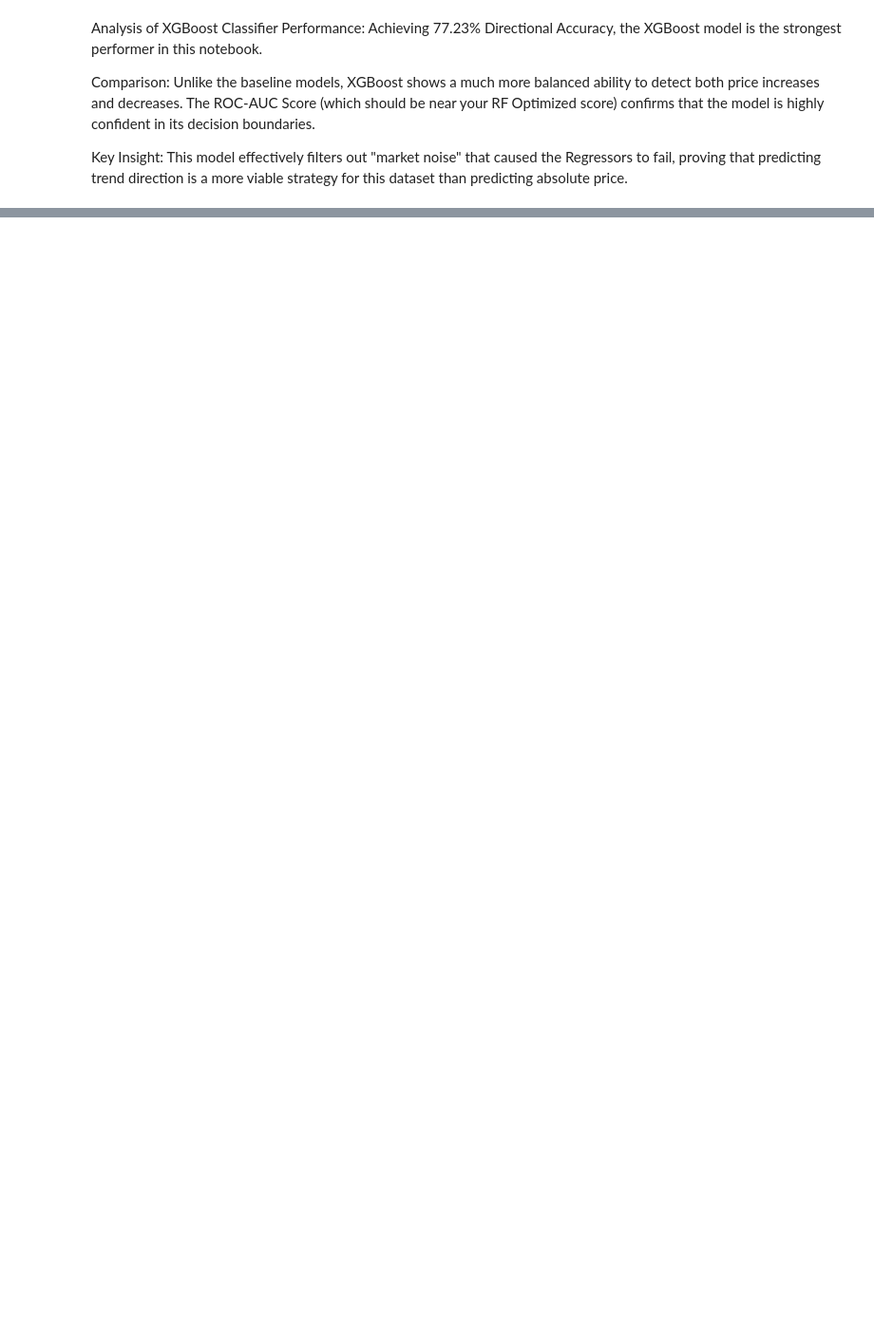
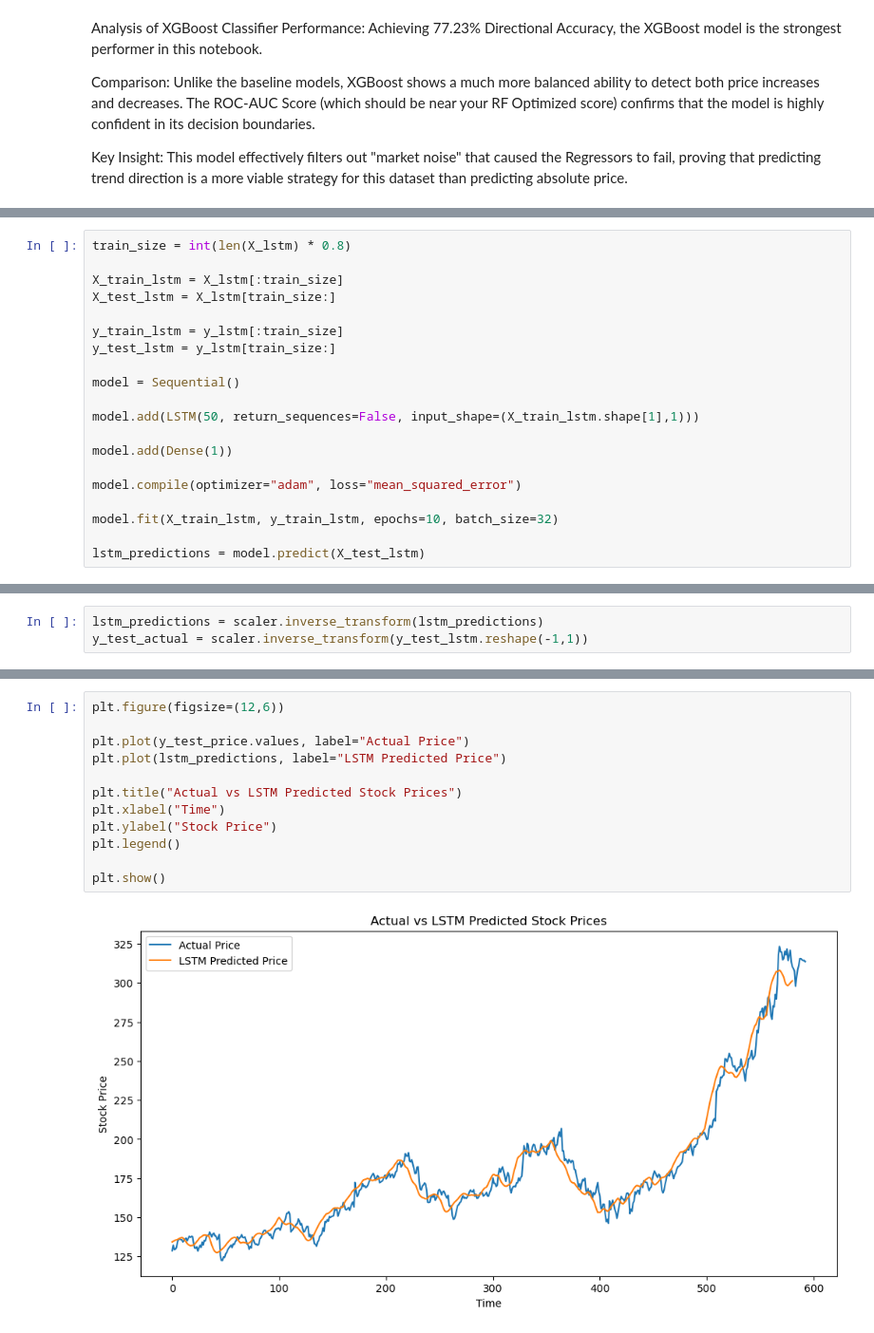
Before and after one commit to Denim951/stock-price-forecasting, a Jupyter notebook: stock_model_development.ipynb, the cells around one changed output, grey strips where cells are left out. Shown at 95% size. Saved outputs shown, nothing was run; the diff lists cells and outputs as text; blank space fills up the shorter version.

Commit message:
Added LSTM deep learning model for stock price prediction

```diff
--- a/stock_model_development.ipynb
+++ b/stock_model_development.ipynb
@@ -826,0 +818,20 @@ Key Insight: This model effectively filters out "market noise" that caused the R
+# %%
+train_size = int(len(X_lstm) * 0.8)
+
+X_train_lstm = X_lstm[:train_size]
+X_test_lstm = X_lstm[train_size:]
+
+y_train_lstm = y_lstm[:train_size]
+y_test_lstm = y_lstm[train_size:]
+
+model = Sequential()
+
+model.add(LSTM(50, return_sequences=False, input_shape=(X_train_lstm.shape[1],1)))
+
+model.add(Dense(1))
+
+model.compile(optimizer="adam", loss="mean_squared_error")
+
+model.fit(X_train_lstm, y_train_lstm, epochs=10, batch_size=32)
+
+lstm_predictions = model.predict(X_test_lstm)
@@ -826,0 +857,3 @@ Key Insight: This model effectively filters out "market noise" that caused the R
+# %%
+lstm_predictions = scaler.inverse_transform(lstm_predictions)
+y_test_actual = scaler.inverse_transform(y_test_lstm.reshape(-1,1))
@@ -826,0 +896,14 @@ Key Insight: This model effectively filters out "market noise" that caused the R
+# %%
+plt.figure(figsize=(12,6))
+
+plt.plot(y_test_price.values, label="Actual Price")
+plt.plot(lstm_predictions, label="LSTM Predicted Price")
+
+plt.title("Actual vs LSTM Predicted Stock Prices")
+plt.xlabel("Time")
+plt.ylabel("Stock Price")
+plt.legend()
+
+plt.show()
+# %% [output]
+[figure, added]
```
Also changed, not shown: parts of 24 cells of this notebook.
